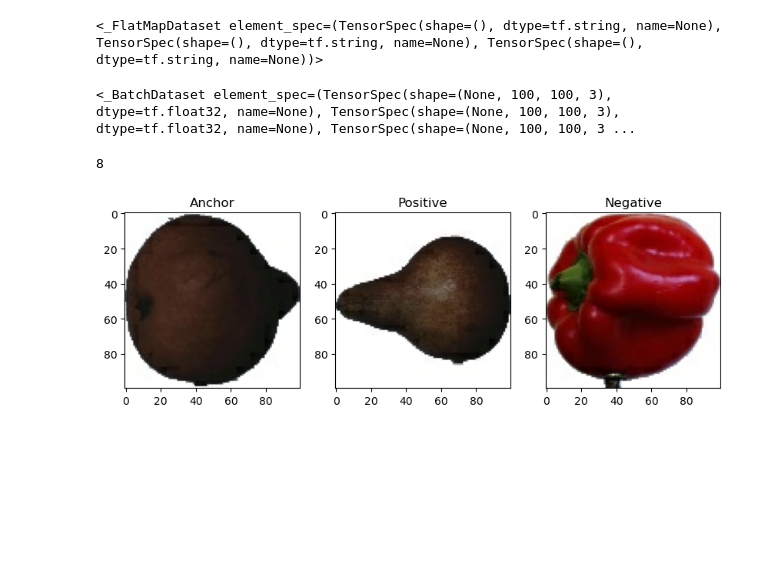
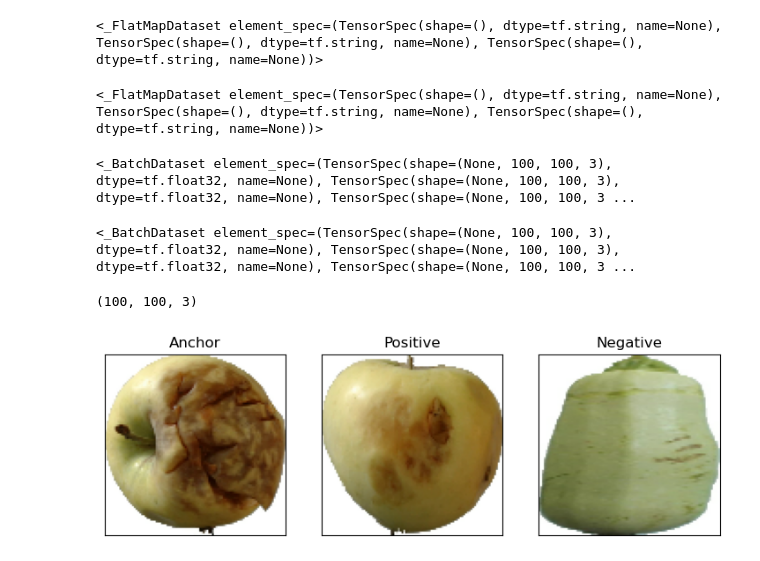
Before and after one commit to c100rczyk/Team_project_PWR, a Jupyter notebook: triplet_loss.ipynb, the cells around one changed output. Drawn from its saved outputs; the diff is of its cells as text; code cells hidden in the pictures; blank space fills up the shorter version.

```diff
--- a/triplet_loss.ipynb
+++ b/triplet_loss.ipynb
@@ -25,12 +24,11 @@ margin = 1 # margin for triplet loss
 # %%
-generator = TripletGenerator(r"C:\Users\matim\Documents\Fruits360\archive\fruits-360_dataset\fruits-360\Training")
-generator.generate_all_fruits_dict()
-photos_generator = generator.get_next_element()
+training_generator = TripletGenerator(r"C:\Users\matim\Documents\Fruits360\archive\fruits-360-original-size\fruits-360-original-size\Training", max_triplets)
+training_generator.generate_all_fruits_dict()
+photos_generator = training_generator.get_next_element()
 photos = next(photos_generator)
-# print(next(photos)[0])
 a = mpimg.imread(photos[0])
 p = mpimg.imread(photos[1])
 n = mpimg.imread(photos[2])
-
+print(a.shape)
 visualization.visualize(a, p, n)
 # %% [output]
@@ -40,9 +54,8 @@ visualization.visualize(a, p, n)
 # %%
-dataset = tf.data.Dataset.from_generator( generator.get_next_element,
+train_dataset = tf.data.Dataset.from_generator(training_generator.get_next_element,
                                           output_signature=(tf.TensorSpec(shape=(), dtype=tf.string),
                                                             tf.TensorSpec(shape=(), dtype=tf.string),
                                                             tf.TensorSpec(shape=(), dtype=tf.string)))
+print(train_dataset)
+# %% [output]
+<_FlatMapDataset element_spec=(TensorSpec(shape=(), dtype=tf.string, name=None), TensorSpec(shape=(), dtype=tf.string, name=None), TensorSpec(shape=(), dtype=tf.string, name=None))>
-# %%
-print(dataset)
-# %% [output]
-<_FlatMapDataset element_spec=(TensorSpec(shape=(), dtype=tf.string, name=None), TensorSpec(shape=(), dtype=tf.string, name=None), TensorSpec(shape=(), dtype=tf.string, name=None))>
@@ -49 +64,9 @@ print(dataset)
+# %%
+validation_dataset = tf.data.Dataset.from_generator(validation_generator.get_next_element,
+                                          output_signature=(tf.TensorSpec(shape=(), dtype=tf.string),
+                                                            tf.TensorSpec(shape=(), dtype=tf.string),
+                                                            tf.TensorSpec(shape=(), dtype=tf.string)))
+print(validation_dataset)
+# %% [output]
+<_FlatMapDataset element_spec=(TensorSpec(shape=(), dtype=tf.string, name=None), TensorSpec(shape=(), dtype=tf.string, name=None), TensorSpec(shape=(), dtype=tf.string, name=None))>
 # %%
@@ -51,3 +74,6 @@ print(dataset)
 # %%
-mapped_dataset = dataset.map(lambda anchor, positive, negative: (MapFunction(image_size)(anchor,positive,negative))).batch(batch_size)
+mapped_training_dataset = train_dataset.map(lambda anchor, positive, negative: (MapFunction(image_size)(anchor,positive,negative))).batch(batch_size)
+print(mapped_training_dataset)
+# %% [output]
+<_BatchDataset element_spec=(TensorSpec(shape=(None, 100, 100, 3), dtype=tf.float32, name=None), TensorSpec(shape=(None, 100, 100, 3), dtype=tf.float32, name=None), TensorSpec(shape=(None, 100, 100, 3 ...
 # %%
@@ -59,25 +86,12 @@ print(mapped_dataset)
 # %%
-for img1 in mapped_dataset:
+triplet_training = next(iter(mapped_training_dataset))
 
-    plt.figure(figsize=(10, 5))
-    # Obraz 1
-    plt.subplot(1, 3, 1)
-    print(len(img1[0]))
-    plt.imshow(np.asarray(img1[0][0]).astype('float32'))
+anchor_img = np.asarray(triplet_training[0][0]).astype('float32')
+positive_img = np.asarray(triplet_training[1][0]).astype('float32')
+negative_img = np.asarray(triplet_training[2][0]).astype('float32')
 
-    plt.title('Anchor')
-    # Obraz 2
-    plt.subplot(1, 3, 2)
-    plt.imshow(np.asarray(img1[1][0]).astype('float32'))
-    plt.title('Positive')
-
-    plt.subplot(1, 3, 3)
-    plt.imshow(np.asarray(img1[2][0]).astype('float32'))
-    plt.title('Negative')
-
-
-    plt.show()
-    break
+visualization.visualize(anchor_img, positive_img, negative_img)
+print(anchor_img.shape)
 # %% [output]
-8
+(100, 100, 3)
-[figure, old version]
+[figure, new version]
```
Also changed, not shown: parts of 24 cells of this notebook, 2 other files.
